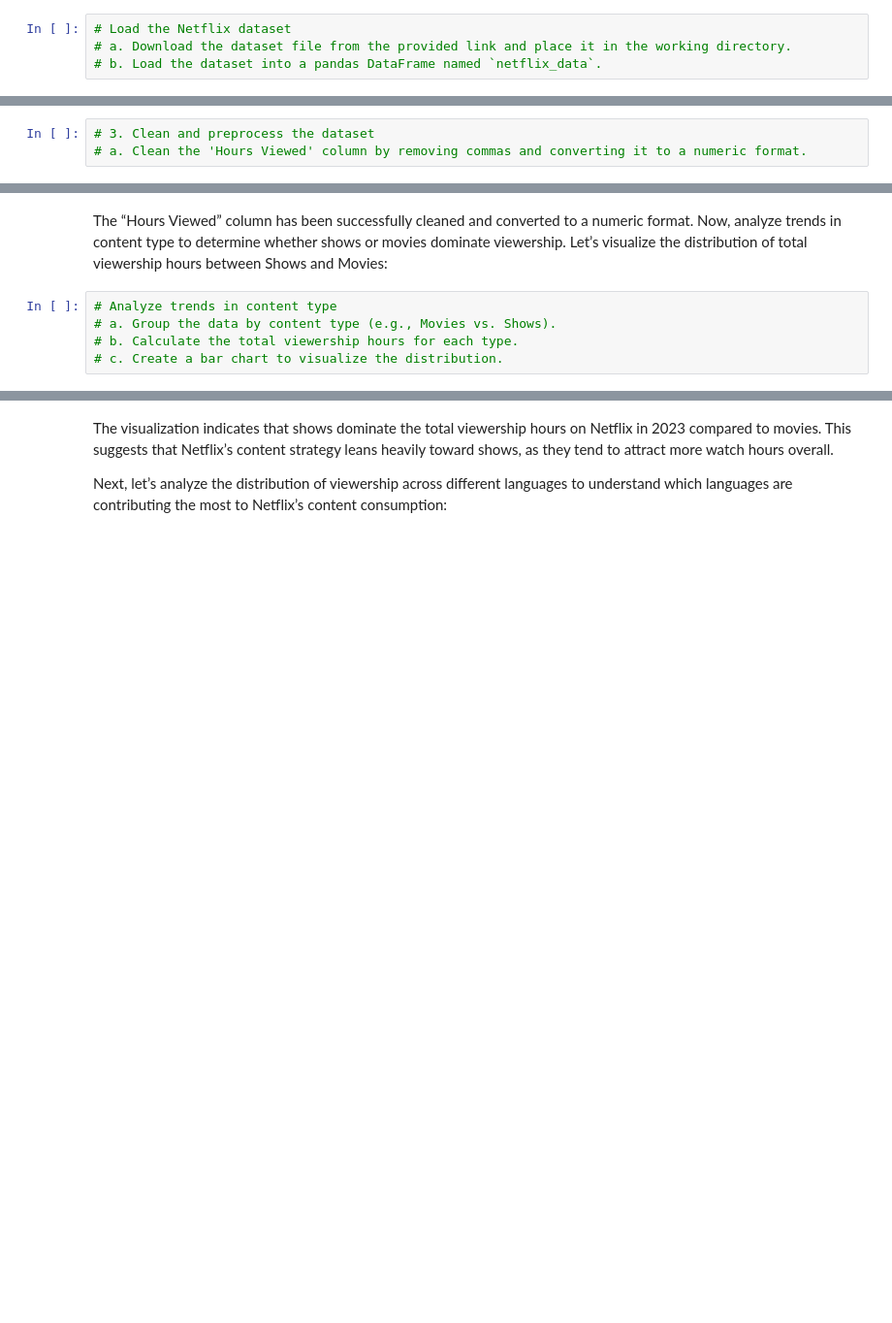
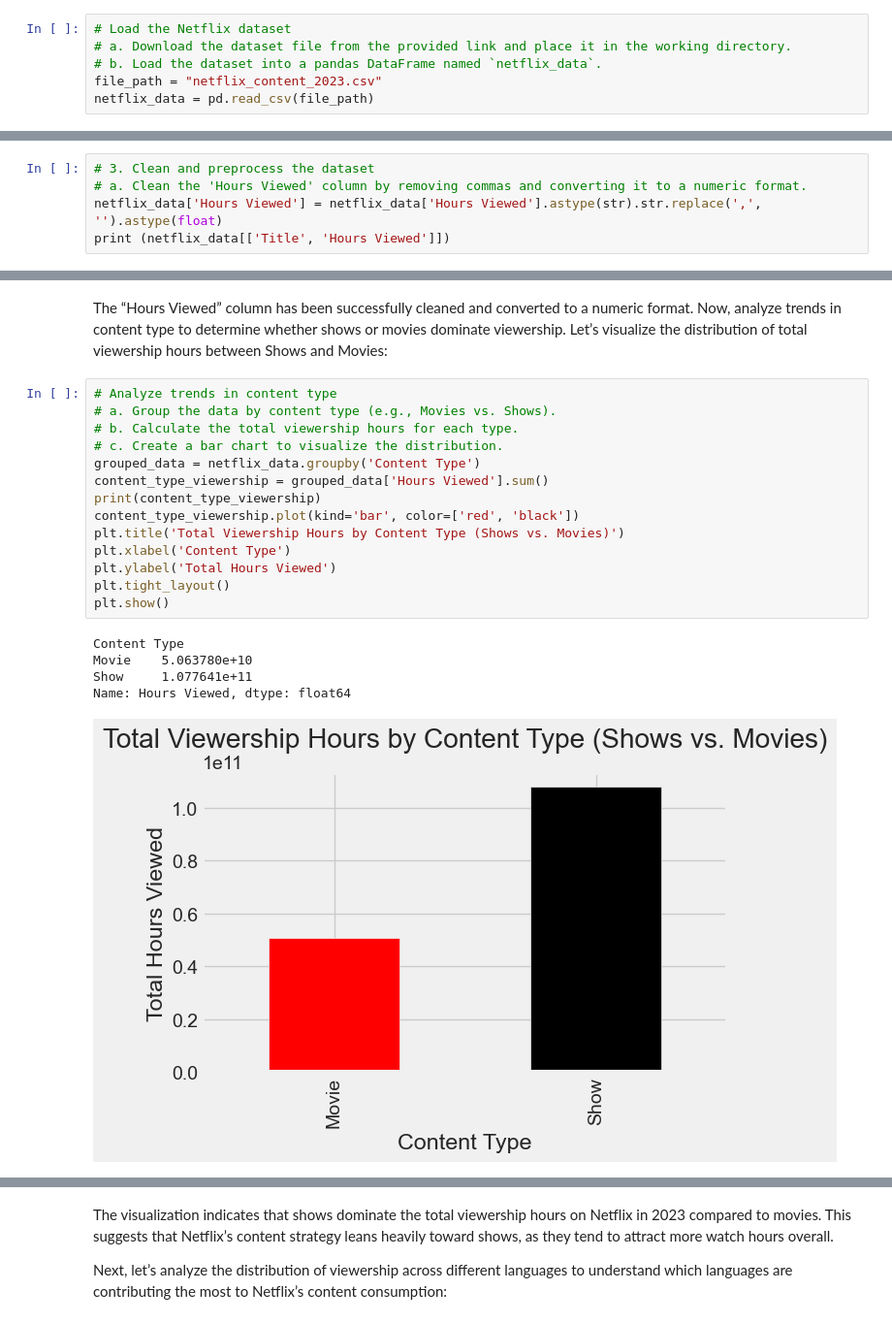
Before and after one commit to udayPatil45/WIDS-2024-Netflix-Content-Strategy-Analysis, a Jupyter notebook: Final Assignment .ipynb, the cells around one changed output, grey strips where cells are left out. Shown at 97% size. Drawn from its saved outputs; the diff is of its cells as text; blank space fills up the shorter version.

```diff
--- a/Final Assignment .ipynb
+++ b/Final Assignment .ipynb
@@ -17,8 +17,12 @@ plt.style.use("fivethirtyeight")
 # Load the Netflix dataset
 # a. Download the dataset file from the provided link and place it in the working directory.
 # b. Load the dataset into a pandas DataFrame named `netflix_data`.
+file_path = "netflix_content_2023.csv"
+netflix_data = pd.read_csv(file_path)
 # %% [markdown]
 Let's start with cleaning and preprocessing the “Hours Viewed” column to prepare it for analysis:
 # %%
 # 3. Clean and preprocess the dataset
 # a. Clean the 'Hours Viewed' column by removing commas and converting it to a numeric format.
+netflix_data['Hours Viewed'] = netflix_data['Hours Viewed'].astype(str).str.replace(',', '').astype(float)
+print (netflix_data[['Title', 'Hours Viewed']])
@@ -29,5 +51,20 @@ The “Hours Viewed” column has been successfully cleaned and converted to a n
 # %%
 # Analyze trends in content type
 # a. Group the data by content type (e.g., Movies vs. Shows).
 # b. Calculate the total viewership hours for each type.
 # c. Create a bar chart to visualize the distribution.
+grouped_data = netflix_data.groupby('Content Type')
+content_type_viewership = grouped_data['Hours Viewed'].sum()
+print(content_type_viewership)
+content_type_viewership.plot(kind='bar', color=['red', 'black'])
+plt.title('Total Viewership Hours by Content Type (Shows vs. Movies)')
+plt.xlabel('Content Type')
+plt.ylabel('Total Hours Viewed')
+plt.tight_layout()
+plt.show()
+# %% [output]
+Content Type
+Movie    5.063780e+10
+Show     1.077641e+11
+Name: Hours Viewed, dtype: float64
+[figure, added]
```
Also changed, not shown: parts of 18 cells of this notebook.
